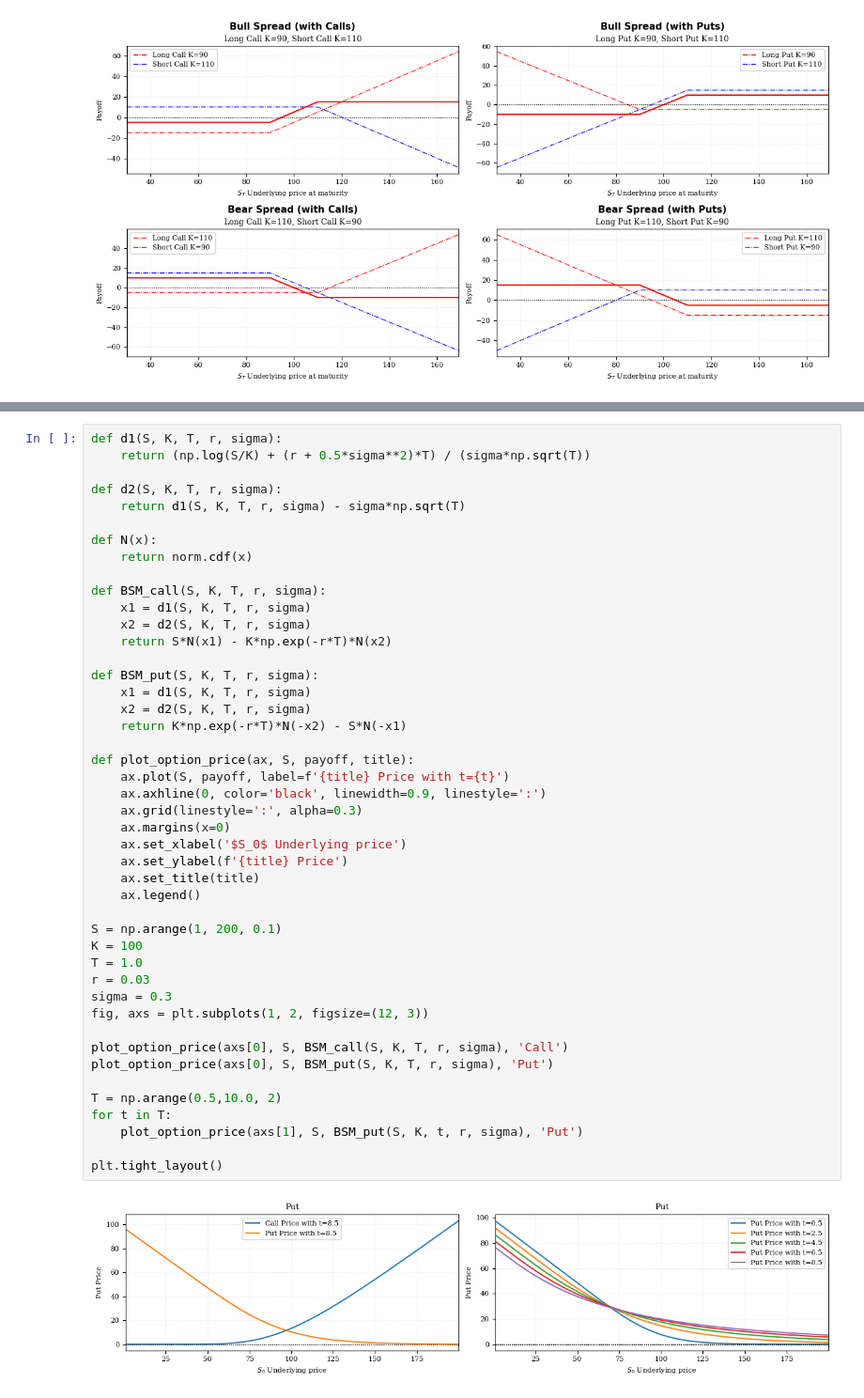
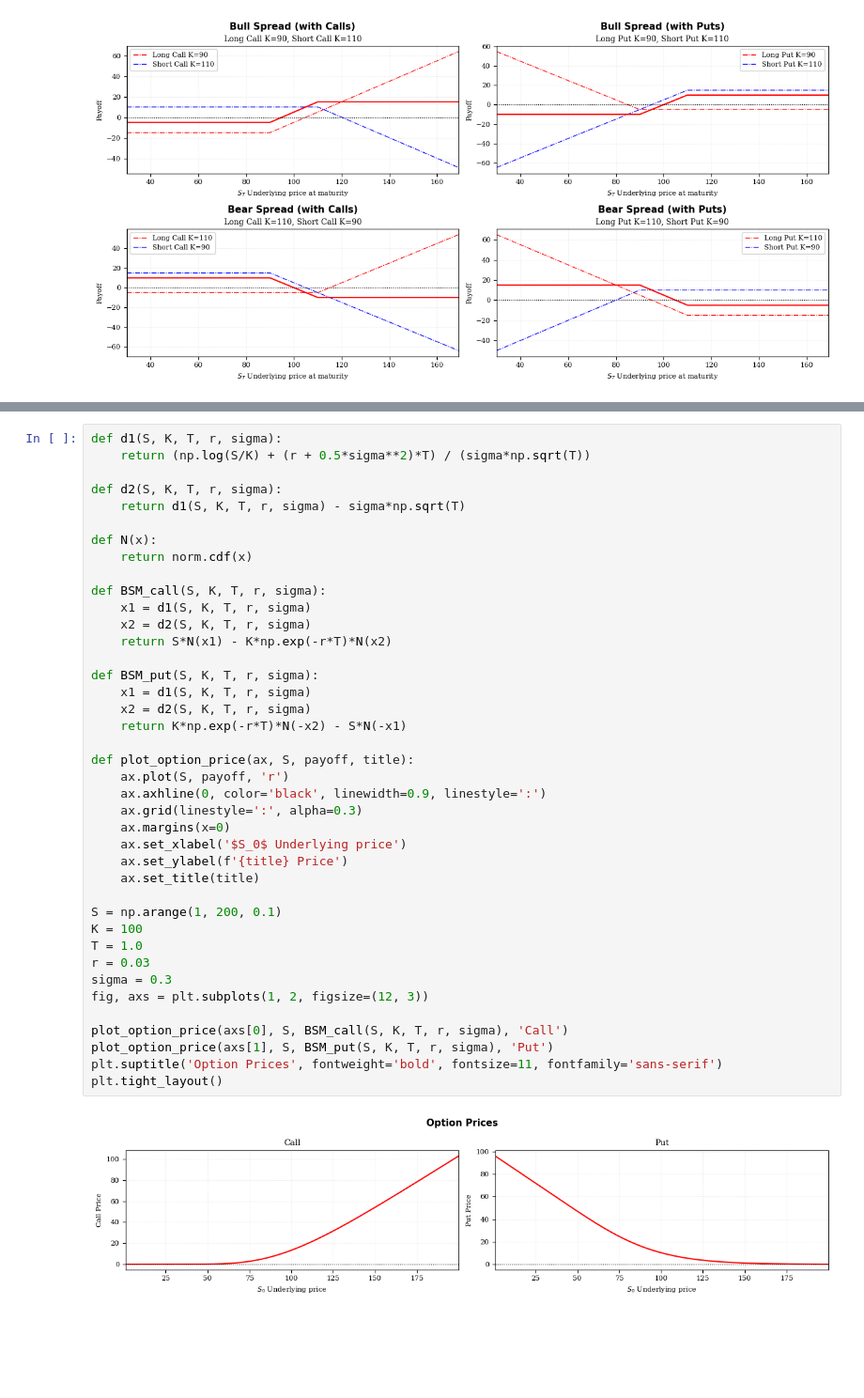
Before and after one commit to sushashi/finance-notebooks, a Jupyter notebook: 01_Intro_Derivatives_BS_Greeks.ipynb, the cells around one changed output, grey strips where cells are left out. Shown at 94% size. Drawn from its saved outputs; the diff is of its cells as text; blank space fills up the shorter version.

```diff
--- a/01_Intro_Derivatives_BS_Greeks.ipynb
+++ b/01_Intro_Derivatives_BS_Greeks.ipynb
@@ -486,39 +493,34 @@ def N(x):
     return norm.cdf(x)
 
 def BSM_call(S, K, T, r, sigma):
     x1 = d1(S, K, T, r, sigma)
     x2 = d2(S, K, T, r, sigma)
     return S*N(x1) - K*np.exp(-r*T)*N(x2)
 
 def BSM_put(S, K, T, r, sigma):
     x1 = d1(S, K, T, r, sigma)
     x2 = d2(S, K, T, r, sigma)
     return K*np.exp(-r*T)*N(-x2) - S*N(-x1)
 
 def plot_option_price(ax, S, payoff, title):
-    ax.plot(S, payoff, label=f'{title} Price with t={t}')
+    ax.plot(S, payoff, 'r')
     ax.axhline(0, color='black', linewidth=0.9, linestyle=':')
     ax.grid(linestyle=':', alpha=0.3)
     ax.margins(x=0)
     ax.set_xlabel('$S_0$ Underlying price')
     ax.set_ylabel(f'{title} Price')
     ax.set_title(title)
-    ax.legend()
 
 S = np.arange(1, 200, 0.1)
 K = 100
 T = 1.0
 r = 0.03
 sigma = 0.3
 fig, axs = plt.subplots(1, 2, figsize=(12, 3))
 
 plot_option_price(axs[0], S, BSM_call(S, K, T, r, sigma), 'Call')
-plot_option_price(axs[0], S, BSM_put(S, K, T, r, sigma), 'Put')
-
-T = np.arange(0.5,10.0, 2)
-for t in T:
-    plot_option_price(axs[1], S, BSM_put(S, K, t, r, sigma), 'Put')
-
+plot_option_price(axs[1], S, BSM_put(S, K, T, r, sigma), 'Put')
+plt.suptitle('Option Prices', fontweight='bold', fontsize=11, fontfamily='sans-serif')
 plt.tight_layout()
 # %% [output]
-[figure, old version]
+[figure, new version]
```
Also changed, not shown: parts of 37 cells of this notebook.
